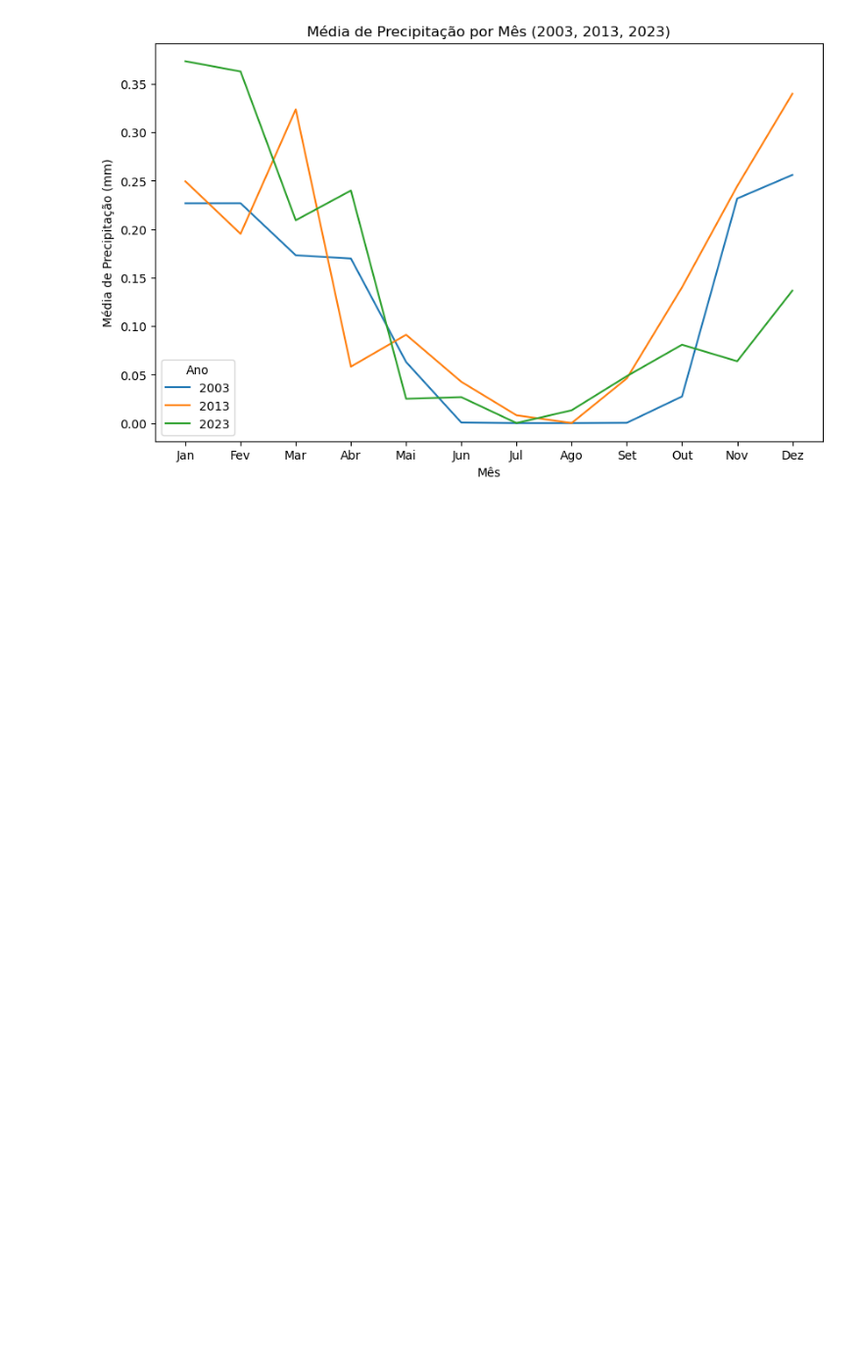
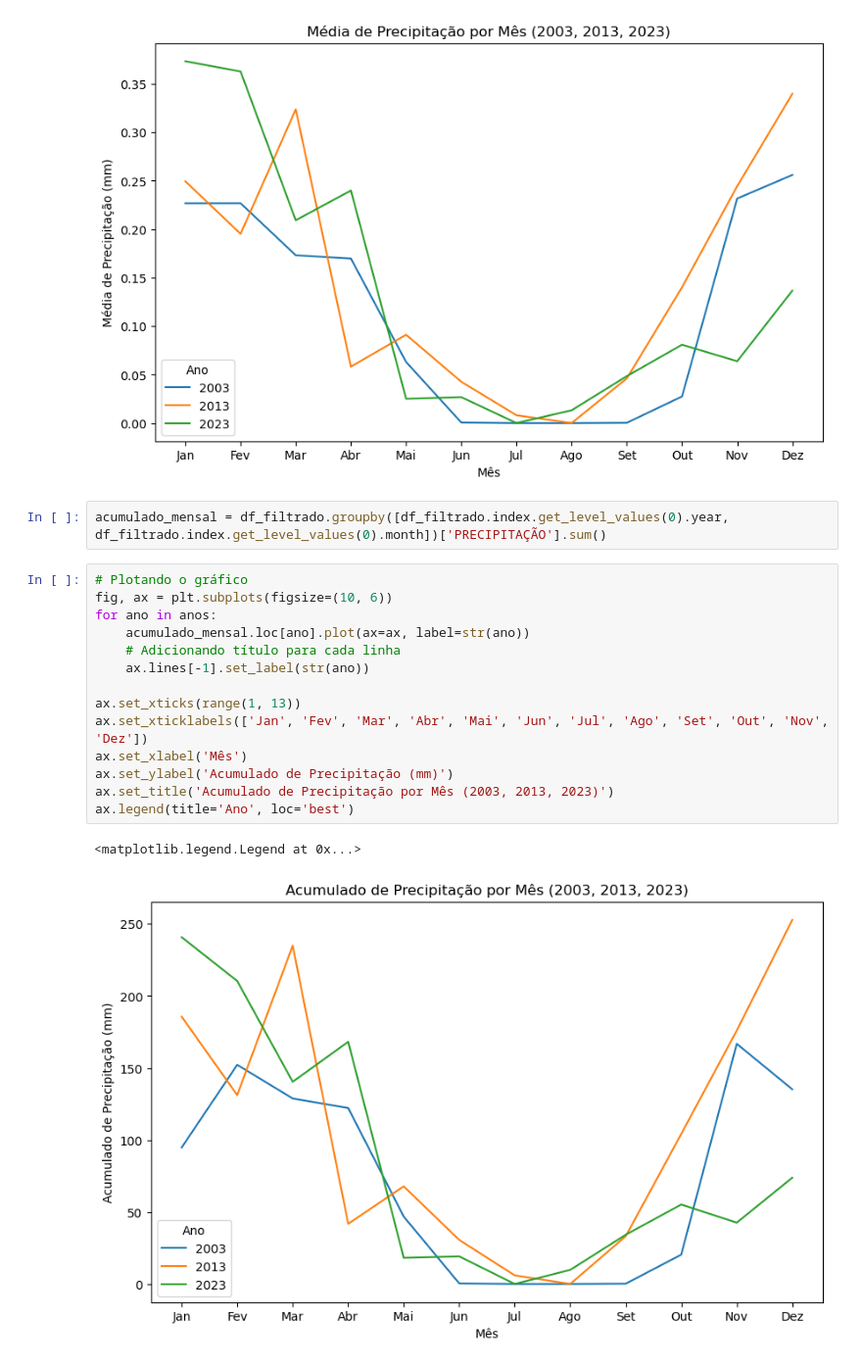
Before and after one commit to TrilhaPython/IP-P009, a Jupyter notebook: IP-P009/p009.ipynb, the cells around one changed output. Shown at 98% size. Saved outputs shown, nothing was run; the diff lists cells and outputs as text; blank space fills up the shorter version.

```diff
--- a/IP-P009/p009.ipynb
+++ b/IP-P009/p009.ipynb
@@ -354,3 +354,22 @@ ax.legend(title='Ano', loc='best')
 # %% [output]
 <matplotlib.legend.Legend at 0x...>
 [figure]
+# %%
+acumulado_mensal = df_filtrado.groupby([df_filtrado.index.get_level_values(0).year, df_filtrado.index.get_level_values(0).month])['PRECIPITAÇÃO'].sum()
+# %%
+# Plotando o gráfico
+fig, ax = plt.subplots(figsize=(10, 6))
+for ano in anos:
+    acumulado_mensal.loc[ano].plot(ax=ax, label=str(ano))
+    # Adicionando título para cada linha
+    ax.lines[-1].set_label(str(ano))
+
+ax.set_xticks(range(1, 13))
+ax.set_xticklabels(['Jan', 'Fev', 'Mar', 'Abr', 'Mai', 'Jun', 'Jul', 'Ago', 'Set', 'Out', 'Nov', 'Dez'])
+ax.set_xlabel('Mês')
+ax.set_ylabel('Acumulado de Precipitação (mm)')
+ax.set_title('Acumulado de Precipitação por Mês (2003, 2013, 2023)')
+ax.legend(title='Ano', loc='best')
+# %% [output]
+<matplotlib.legend.Legend at 0x...>
+[figure, added]
```
Also changed, not shown: parts of 5 cells of this notebook.
